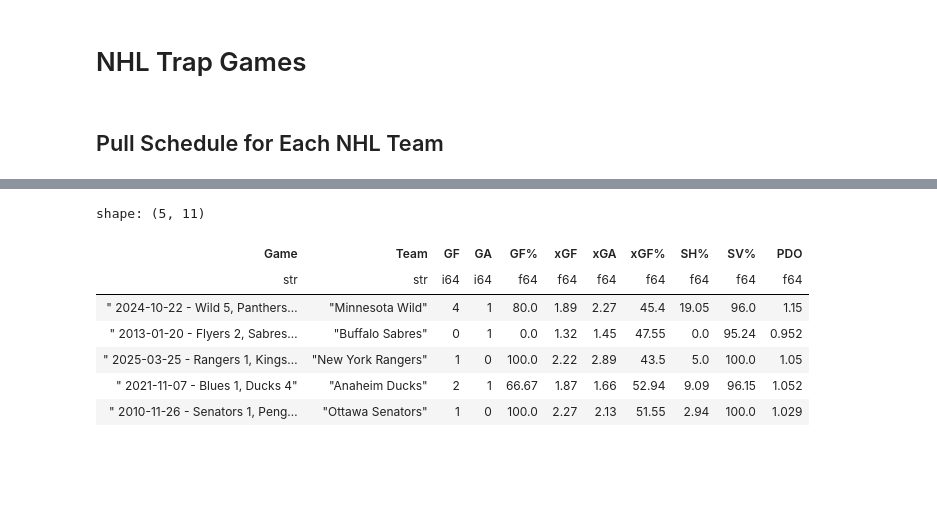
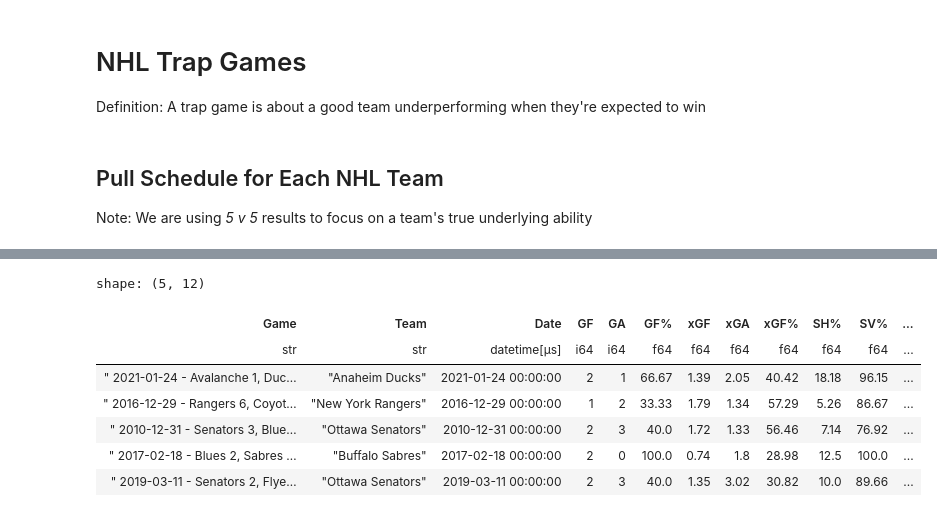
Before and after one commit to hLuo27/projects, a Jupyter notebook: notebooks/2025-09-13 NHL Trap Games.ipynb, the cells around one changed output, grey strips where cells are left out. Saved outputs shown, nothing was run; the diff lists cells and outputs as text; code cells hidden in the pictures; blank space fills up the shorter version.

```diff
--- a/notebooks/2025-09-13 NHL Trap Games.ipynb
+++ b/notebooks/2025-09-13 NHL Trap Games.ipynb
@@ -1,5 +1,7 @@
 # %% [markdown]
 # NHL Trap Games
+
+Definition: A trap game is about a good team underperforming when they're expected to win
 # %%
 import sys
 import os
@@ -14,6 +16,8 @@ import src.utils as utils
 import src.sportsipy_utils as sportsipy_utils
 # %% [markdown]
 ## Pull Schedule for Each NHL Team
+
+Note: We are using *5 v 5* results to focus on a team's true underlying ability
 # %%
 # Warning: NHL Schedules not loading - https://github.com/davidjkrause/sportsipy/issues/14
 # sportsipy_utils.pull_nhl_schedule('TOR', 2024)
@@ -31,7 +35,10 @@ for filename in tqdm(os.listdir(schedule_folder)):
 
 df_games = (pl.concat(df_games)
             .unique(subset=['Game', 'Team'], keep='first')
-            .select(['Game', 'Team', 'GF', 'GA', 'GF%', 'xGF', 'xGA', 'xGF%', 'SH%', 'SV%' ,'PDO'])
+            .with_columns(
+                pl.col('Game').str.split(" - ").list.get(0).str.strip_chars().str.strptime(pl.Datetime,'%Y-%m-%d').alias('Date')
+            )
+            .select(['Game', 'Team', 'Date', 'GF', 'GA', 'GF%', 'xGF', 'xGA', 'xGF%', 'SH%', 'SV%' ,'PDO'])
            )
 utils.logger.info(f"Loaded {df_games.shape[0]/2} unique games from natural stattrick")
 df_games.head(5)
@@ -40,9 +47,9 @@ df_games.head(5)
-shape: (5, 11)
+shape: (5, 12)
-| Game | Team | GF | GA | GF% | xGF | xGA | xGF% | SH% | SV% | PDO |
-| str | str | i64 | i64 | f64 | f64 | f64 | f64 | f64 | f64 | f64 |
-| " 2024-10-22 - Wild 5, Panthers… | "Minnesota Wild" | 4 | 1 | 80.0 | 1.89 | 2.27 | 45.4 | 19.05 | 96.0 | 1.15 |
-| " 2013-01-20 - Flyers 2, Sabres… | "Buffalo Sabres" | 0 | 1 | 0.0 | 1.32 | 1.45 | 47.55 | 0.0 | 95.24 | 0.952 |
-| " 2025-03-25 - Rangers 1, Kings… | "New York Rangers" | 1 | 0 | 100.0 | 2.22 | 2.89 | 43.5 | 5.0 | 100.0 | 1.05 |
-| " 2021-11-07 - Blues 1, Ducks 4" | "Anaheim Ducks" | 2 | 1 | 66.67 | 1.87 | 1.66 | 52.94 | 9.09 | 96.15 | 1.052 |
-| " 2010-11-26 - Senators 1, Peng… | "Ottawa Senators" | 1 | 0 | 100.0 | 2.27 | 2.13 | 51.55 | 2.94 | 100.0 | 1.029 |
+| Game | Team | Date | GF | GA | GF% | xGF | xGA | xGF% | SH% | SV% | ... |
+| str | str | datetime[μs] | i64 | i64 | f64 | f64 | f64 | f64 | f64 | f64 | ... |
+| " 2021-01-24 - Avalanche 1, Duc… | "Anaheim Ducks" | 2021-01-24 00:00:00 | 2 | 1 | 66.67 | 1.39 | 2.05 | 40.42 | 18.18 | 96.15 | ... |
+| " 2016-12-29 - Rangers 6, Coyot… | "New York Rangers" | 2016-12-29 00:00:00 | 1 | 2 | 33.33 | 1.79 | 1.34 | 57.29 | 5.26 | 86.67 | ... |
+| " 2010-12-31 - Senators 3, Blue… | "Ottawa Senators" | 2010-12-31 00:00:00 | 2 | 3 | 40.0 | 1.72 | 1.33 | 56.46 | 7.14 | 76.92 | ... |
+| " 2017-02-18 - Blues 2, Sabres … | "Buffalo Sabres" | 2017-02-18 00:00:00 | 2 | 0 | 100.0 | 0.74 | 1.8 | 28.98 | 12.5 | 100.0 | ... |
+| " 2019-03-11 - Senators 2, Flye… | "Ottawa Senators" | 2019-03-11 00:00:00 | 2 | 3 | 40.0 | 1.35 | 3.02 | 30.82 | 10.0 | 89.66 | ... |
 # %%
```
Also changed, not shown: parts of 7 cells of this notebook.
